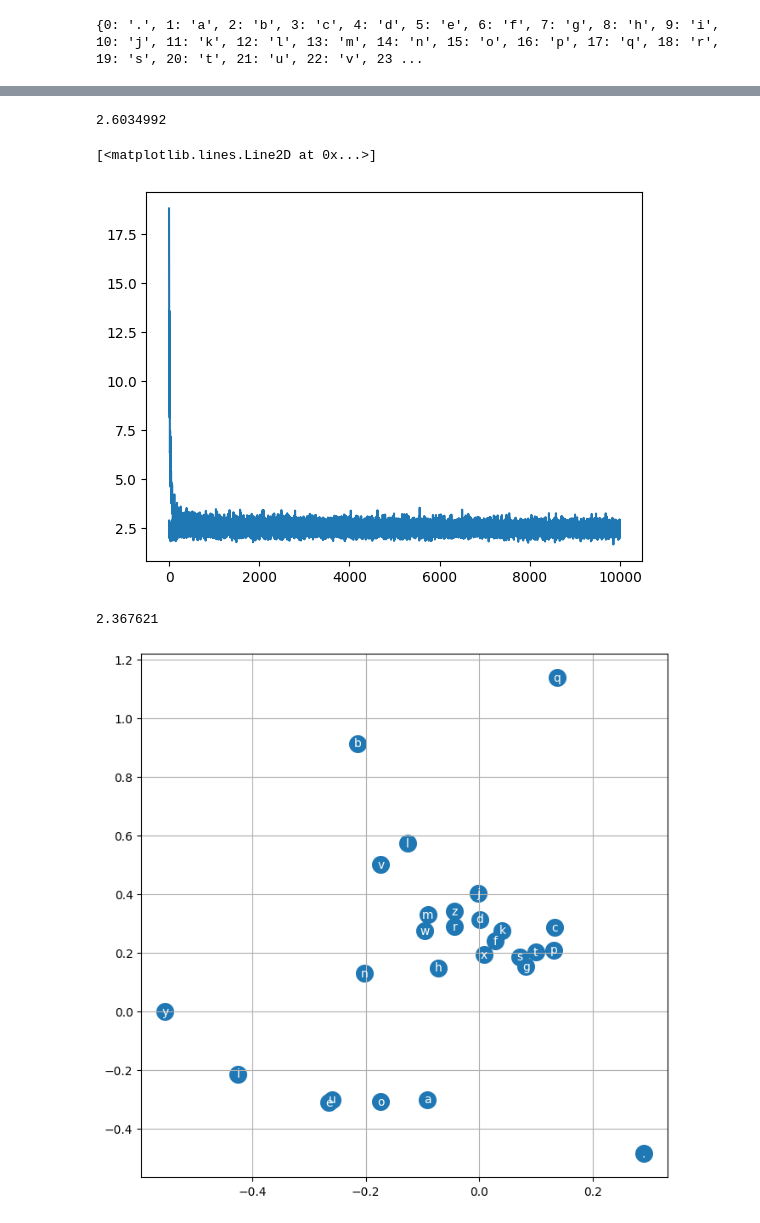
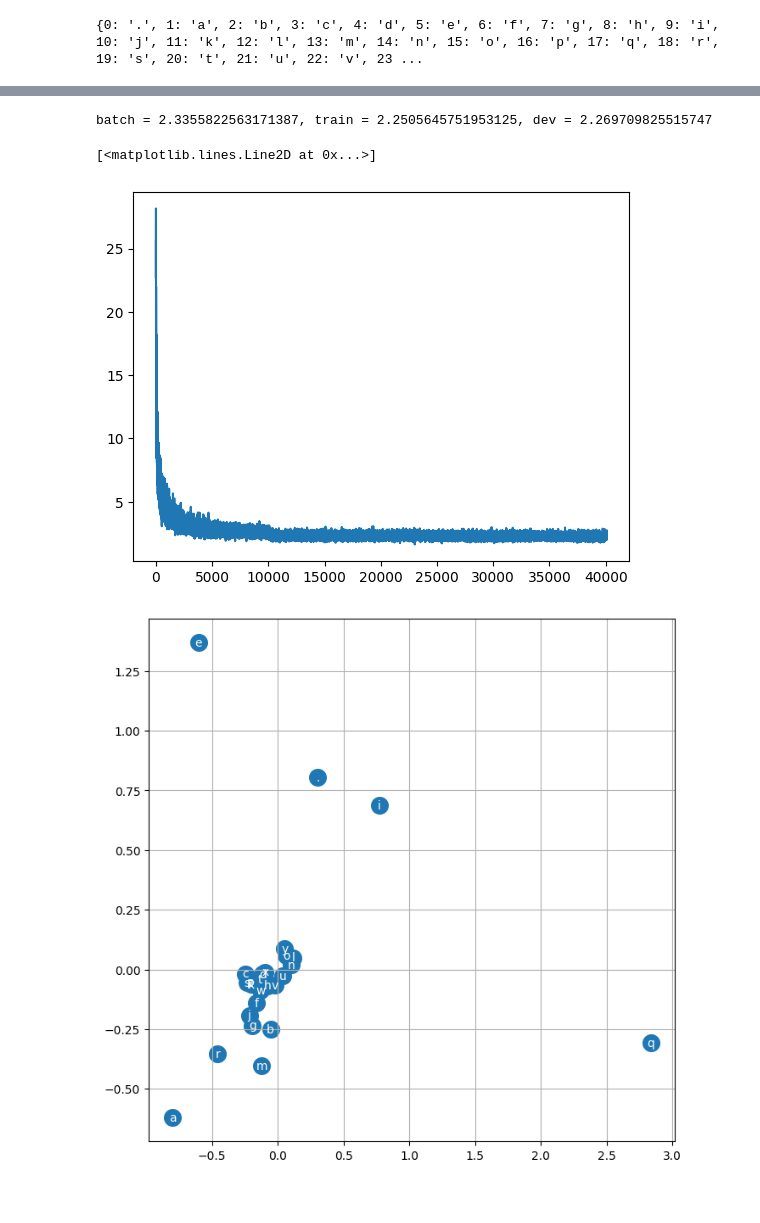
Before and after one commit to leithboyd/neural-networks, a Jupyter notebook: makemore/makemore_part2_mlp.ipynb, the cells around one changed output, grey strips where cells are left out. Cells and saved outputs as stored; diff of their text form; code cells hidden in the pictures.

```diff
--- a/makemore/makemore_part2_mlp.ipynb
+++ b/makemore/makemore_part2_mlp.ipynb
@@ -60,23 +82,24 @@ stepi = []
 # %%
-learning_rate = 0.01
-for i in range(10000):
+learning_rate = 0.1
+for _ in range(10000):
 
-    batch_ix = tf.random.uniform(shape=(32,), minval=0, maxval=X.shape[0], dtype=tf.int32)
-    X_batch = tf.gather(X, batch_ix)
-    Y_batch = tf.gather(Y, batch_ix)
+    batch_ix = tf.random.uniform(shape=(64,), minval=0, maxval=X_train.shape[0], dtype=tf.int32)
+    X_batch = tf.gather(X_train, batch_ix)
+    Y_batch = tf.gather(Y_train, batch_ix)
 
     with tf.GradientTape() as tape:
-        emb = tf.gather(C, X_batch)
-        h = tf.math.tanh(tf.reshape(emb, (-1, embedding_size * block_size)) @ W1 + b1)
-        logits = h @ W2 + b2
+        # emb = tf.gather(C, X_batch)
+        # h = tf.math.tanh(tf.reshape(emb, (-1, embedding_size * block_size)) @ W1 + b1)
+        # logits = h @ W2 + b2
         # counts = tf.math.exp(logits)
         # prob = counts / tf.reduce_sum(counts, axis=1, keepdims=True)
         # prob_indexer = tf.stack([tf.range(Y.shape[0]), Y], axis=1)
         # loss = -tf.math.reduce_mean(tf.math.log(tf.gather_nd(prob, prob_indexer)))
-        loss = tf.math.reduce_mean(tf.keras.metrics.sparse_categorical_crossentropy(Y_batch, logits, from_logits=True))
+        # loss = tf.math.reduce_mean(tf.keras.metrics.sparse_categorical_crossentropy(Y_batch, logits, from_logits=True))
+        loss = eval_loss(X_batch, Y_batch)
         #print(loss.numpy())
 
-    for p, dl_dp in list(zip(parameters, tape.gradient(loss, parameters))):
+    for p, dl_dp in zip(parameters, tape.gradient(loss, parameters)):
         # tape.gradient(loss, C) returns IndexedSlices with:
         #   indicies = rows indicies of the embedding lookup table C
         #   values = tensor of gradients for rows in C for  indicies
@@ -84,32 +107,24 @@ for i in range(10000):
         # This can be done with tf.convert_to_tensor (see example below)
         p.assign_sub(learning_rate*tf.convert_to_tensor(dl_dp))
 
-    lossi.append(loss)
-    stepi.append(i)
+    step_loss.append(loss)
 
 
-loss.numpy()
+print(f'batch = {loss.numpy()}, train = {eval_loss(X_train, Y_train).numpy()}, dev = {eval_loss(X_dev, Y_dev).numpy()}')
 # %% [output]
-2.6034992
+batch = 2.3355822563171387, train = 2.2505645751953125, dev = 2.269709825515747
 # %%
-plt.plot(stepi, lossi)
+plt.plot(step_loss)
 # %% [output]
 [<matplotlib.lines.Line2D at 0x...>]
-[figure, old version]
+[figure, new version]
-# %%
-emb = tf.gather(C, X)
-h = tf.math.tanh(tf.reshape(emb, (-1, embedding_size * block_size)) @ W1 + b1)
-logits = h @ W2 + b2
-loss = tf.math.reduce_mean(tf.keras.metrics.sparse_categorical_crossentropy(Y, logits, from_logits=True))
-loss.numpy()
-# %% [output]
-2.367621
 # %%
-# visualize dimensions 0 and 1 of the embedding matrix C for all characters
+emb_2d = PCA(n_components=2).fit_transform(C.numpy())
+
 plt.figure(figsize=(8,8))
-plt.scatter(C[:,0].numpy(), C[:,1].numpy(), s=200)
+plt.scatter(emb_2d[:, 0], emb_2d[:, 1], s=200)
 for i in range(C.shape[0]):
-    plt.text(C[i,0].numpy(), C[i,1].numpy(), itos[i], ha="center", va="center", color='white')
+    plt.text(emb_2d[i,0], emb_2d[i,1], itos[i], ha="center", va="center", color='white')
 plt.grid('minor')
 # %% [output]
-[figure, old version]
+[figure, new version]
```
Also changed, not shown: parts of 9 cells of this notebook.
